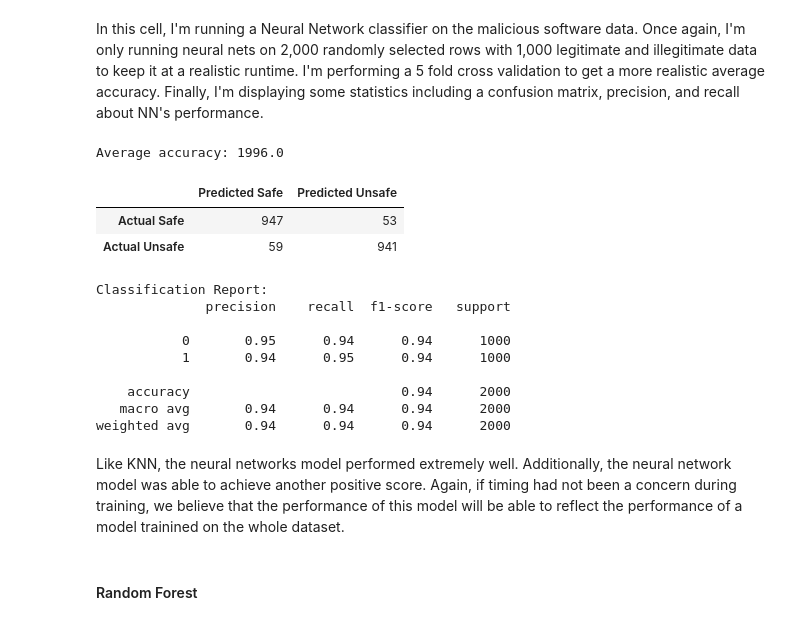
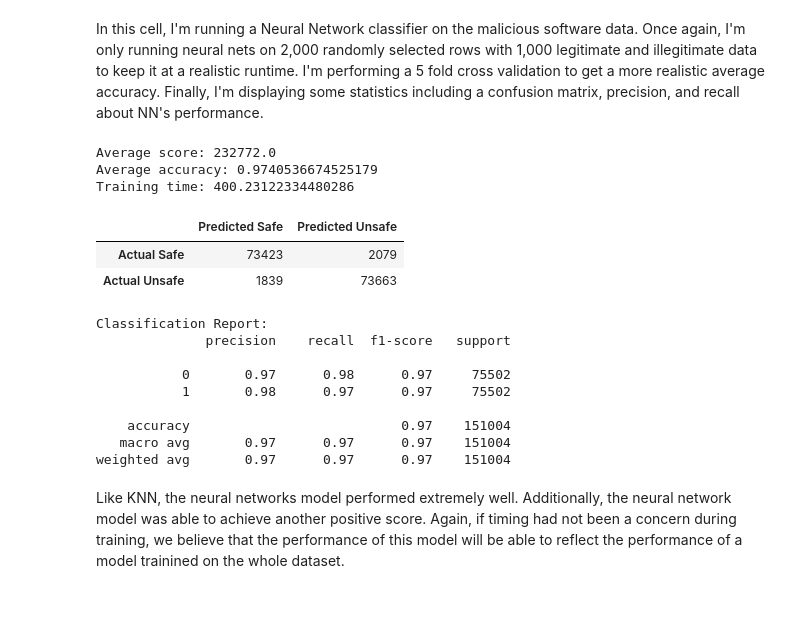
Before and after one commit to ayaabdelgawad/categorize-viruses, a Jupyter notebook: mal-classifier-vs-outlier-det.ipynb, the cells around one changed output. Drawn from its saved outputs; the diff is of its cells as text; code cells hidden in the pictures.

```diff
--- a/mal-classifier-vs-outlier-det.ipynb
+++ b/mal-classifier-vs-outlier-det.ipynb
@@ -326,16 +337,16 @@ Our dataset has a slight class imbalance. To mitigate this, we chose to undersam
 # %%
 num_legit = 75502
 deep_copy_data = data.copy()
-random_pruned_data = deep_copy_data.groupby("legitimate").sample(n=num_legit, random_state=2)
-labels = random_pruned_data["legitimate"]
-features = random_pruned_data.drop(columns = ["legitimate", 'OSVersion'])
+deep_copy_data = deep_copy_data.groupby("legitimate").sample(n=num_legit, random_state=2)
+labels = random_tree_data["legitimate"]
+features = random_tree_data.drop(columns = ["legitimate", 'OSVersion'])
 
-num_legit = (random_pruned_data['legitimate'] == 1).sum()
-num_malicious = (random_pruned_data['legitimate'] == 0).sum()
+num_legit = (random_tree_data['legitimate'] == 1).sum()
+num_malicious = (random_tree_data['legitimate'] == 0).sum()
 
-print ("Percent Malicious:", num_malicious / len (random_pruned_data))
-print ("Percent Safe:", num_legit / len (random_pruned_data))
-random_pruned_data.head ()
+print ("Percent Malicious:", num_malicious / len (deep_copy_data))
+print ("Percent Safe:", num_legit / len (deep_copy_data))
+deep_copy_data.head ()
 # %% [output]
 Percent Malicious: 0.5
 Percent Safe: 0.5
@@ -664,10 +486,10 @@ from sklearn.preprocessing import StandardScaler,LabelEncoder
 le = LabelEncoder()
 
 deep_copy_data = data.copy()
-random_pruned_data = deep_copy_data.groupby("legitimate").sample(n=num_legit, random_state=2)
-pd.get_dummies(random_pruned_data, columns=['SubsystemVersion'], drop_first=True)
-labels = random_pruned_data["legitimate"]
-features = random_pruned_data.drop(columns = ["legitimate", 'OSVersion'])
+random_tree_data = deep_copy_data.groupby("legitimate").sample(n=num_legit, random_state=2)
+pd.get_dummies(random_tree_data, columns=['SubsystemVersion'], drop_first=True)
+labels = random_tree_data["legitimate"]
+features = random_tree_data.drop(columns = ["legitimate", 'OSVersion'])
 features["SubsystemVersion"]=le.fit_transform(features["SubsystemVersion"])
 # %%
 from sklearn.decomposition import PCA
@@ -731,50 +553,55 @@ I'm performing a 5 fold cross validation to get a more realistic average accurac
 # your code goes here
 import warnings
 
 from sklearn.neural_network import MLPClassifier
 from sklearn.preprocessing import StandardScaler
 from sklearn.pipeline import Pipeline
 from sklearn.model_selection import GridSearchCV, cross_val_score
 
 # only displays warning once
 warnings.filterwarnings ('ignore')
 
 param_grid = {
   "model__hidden_layer_sizes": list(range (30, 70, 10)),
   "model__activation": ['logistic', 'tanh', 'relu']
 }
 
 scalar = StandardScaler ()
 model = MLPClassifier ()
 pipeline = Pipeline (steps=[('scalar', scalar), ('model', model)])
 
-search = GridSearchCV (pipeline, param_grid, scoring=score)
+search = GridSearchCV (pipeline, param_grid, cv=10, scoring=score)
 
-accuracies = cross_val_score (search, features, labels, cv=5, scoring = score)
+nn_avg_acc = cross_val_score(search, features, labels, cv=5, scoring = score).mean()
 
-print ("Average accuracy:", accuracies.mean ())
+pre_train_time = time.time()
+pred = cross_val_predict(pipeline, features, labels, cv=5)
+post_train_time = time.time()
+train_time = post_train_time - pre_train_time
 
-pred = cross_val_predict (pipeline, features, labels, cv=10)
+print("Average score:", nn_avg_acc)
+print("Average accuracy:", accuracy_score(labels, pred))
+print("Training time:", train_time)
 
 print_confusion_matrix (*confusion_matrix (labels, pred).ravel ())
 
 print ("Classification Report:")
 print (classification_report (labels, pred))
 # %% [output]
-Average accuracy: 1996.0
+Average score: 232772.0
+Average accuracy: 0.9740536674525179
+Training time: 400.23122334480286
 |  | Predicted Safe | Predicted Unsafe |
-| Actual Safe | 947 | 53 |
-| Actual Unsafe | 59 | 941 |
+| Actual Safe | 73423 | 2079 |
+| Actual Unsafe | 1839 | 73663 |
 Classification Report:
               precision    recall  f1-score   support
 
-           0       0.95      0.94      0.94      1000
-           1       0.94      0.95      0.94      1000
+           0       0.97      0.98      0.97     75502
+           1       0.98      0.97      0.97     75502
 
-    accuracy                           0.94      2000
-   macro avg       0.94      0.94      0.94      2000
-weighted avg       0.94      0.94      0.94      2000
+    accuracy                           0.97    151004
+   macro avg       0.97      0.97      0.97    151004
+weighted avg       0.97      0.97      0.97    151004
 # %% [markdown]
 Like KNN, the neural networks model performed extremely well. Additionally, the neural network model was able to achieve another positive score. Again, if timing had not been a concern during training, we believe that the performance of this model will be able to reflect the performance of a model trainined on the whole dataset.
-# %% [markdown]
-#### Random Forest
```
Also changed, not shown: parts of 75 cells of this notebook.
